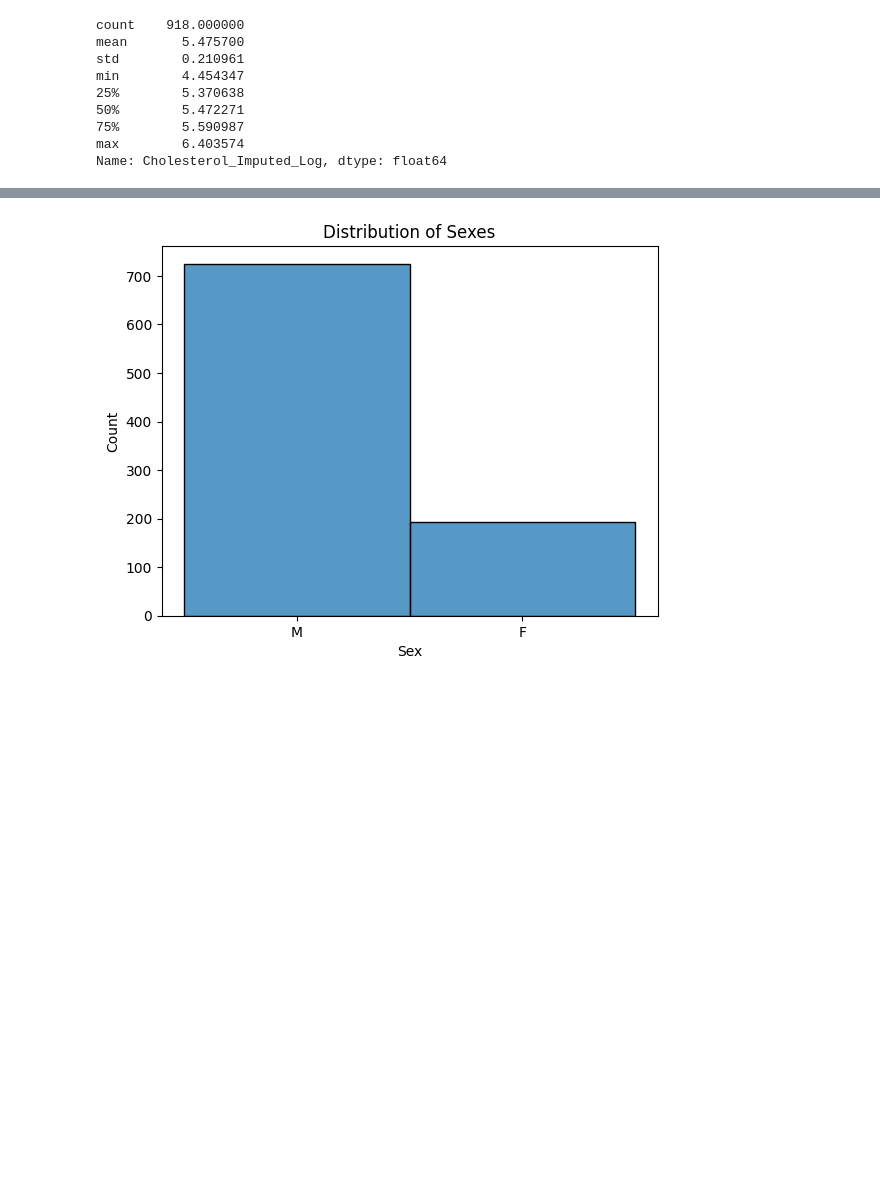
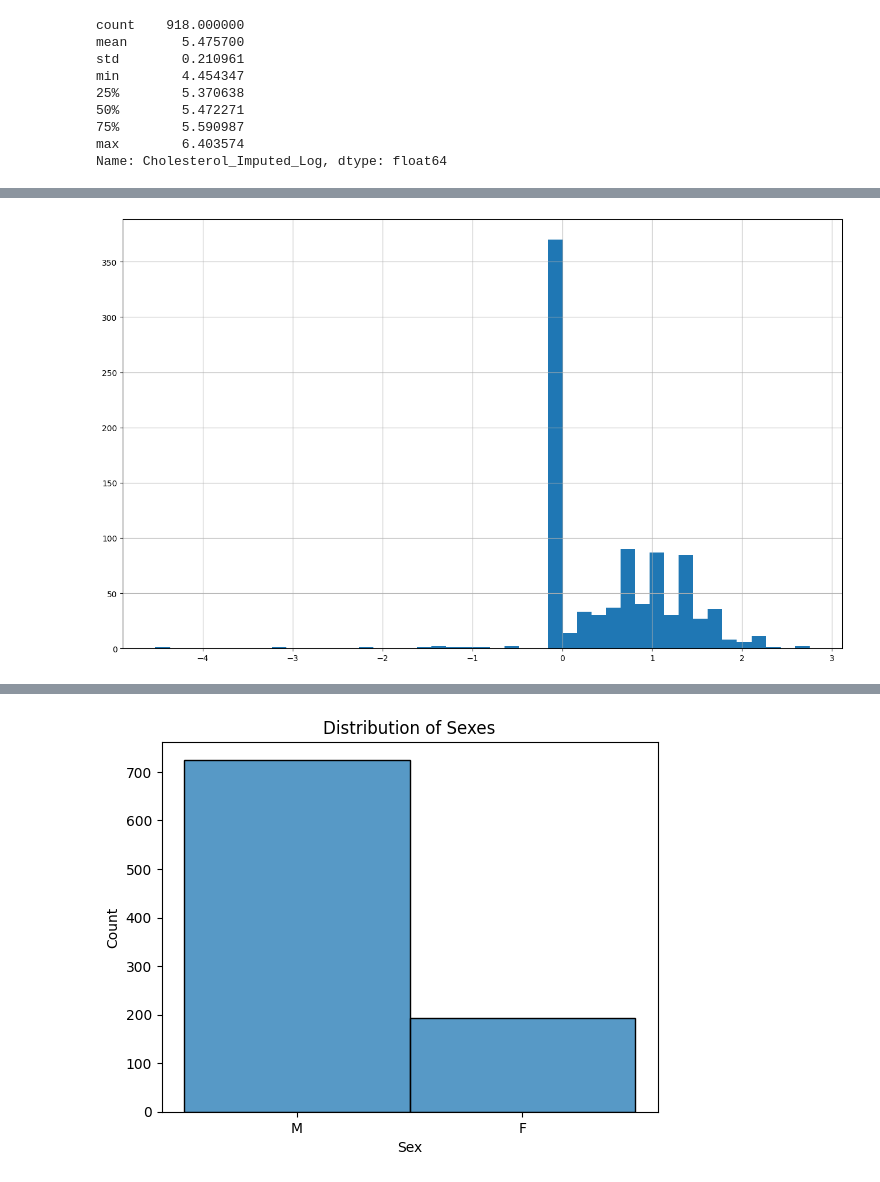
Before and after one commit to azzipxonraj/ml_heart, a Jupyter notebook: Machinelearn_heartdisease copy.ipynb, the cells around one changed output, grey strips where cells are left out. Saved outputs shown, nothing was run; the diff lists cells and outputs as text; code cells hidden in the pictures; blank space fills up the shorter version.

```diff
--- a/Machinelearn_heartdisease copy.ipynb
+++ b/Machinelearn_heartdisease copy.ipynb
@@ -226,6 +223,0 @@ Here the old cholesterol data and the new cholesterol data is shown.
-# %%
-print("Records with Cholesterol = 0:", (df["Cholesterol"] == 0).sum())
-
-
-
-df = df[df["Cholesterol"] != 0]
@@ -235,0 +226,3 @@ I have decided it is best to drop all the records that contain 0 cholesterol, Th
+# %%
+df.drop('Cholesterol', axis=1, inplace=True)
+df.drop('Cholesterol_Imputed', axis=1, inplace=True)
@@ -235,0 +266,6 @@ I have decided it is best to drop all the records that contain 0 cholesterol, Th
+# %%
+df.rename(columns={"Oldpeak_YeoJohnson": "Oldpeak"}, inplace=True)
+df['Oldpeak'].hist(bins=45, figsize=(16.0, 9.6))
+plt.show()
+# %% [output]
+[figure, added]
```
Also changed, not shown: parts of 71 cells of this notebook.
